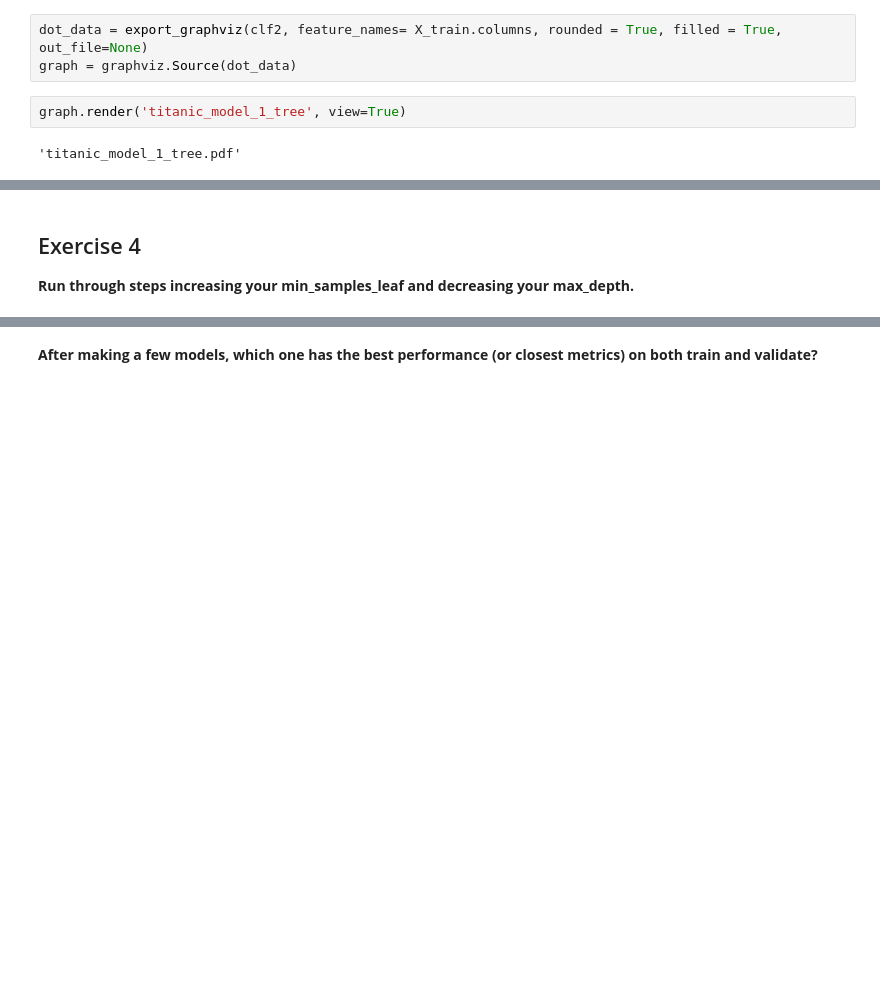
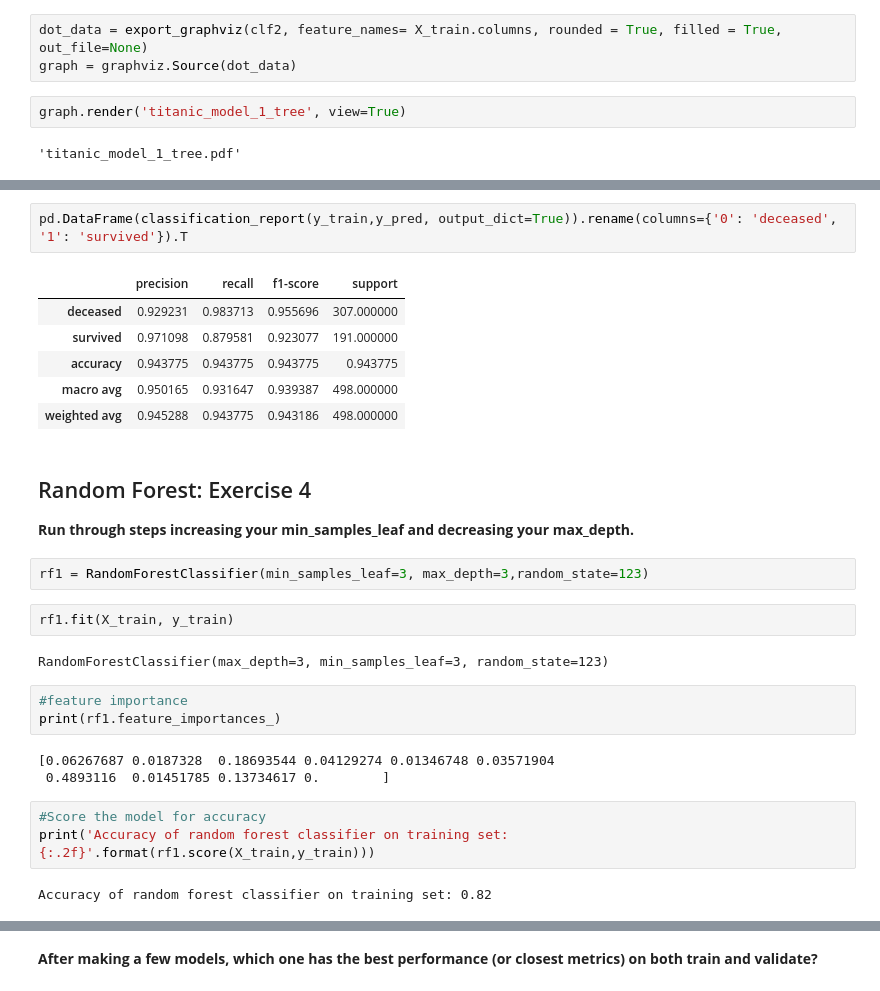
Before and after one commit to barbmarques/classification-exercises, a Jupyter notebook: model.ipynb, the cells around one changed output, grey strips where cells are left out. Saved outputs shown, nothing was run; the diff lists cells and outputs as text; blank space fills up the shorter version.

```diff
--- a/model.ipynb
+++ b/model.ipynb
@@ -383,4 +443,30 @@ graph.render('titanic_model_1_tree', view=True)
+# %%
+pd.DataFrame(classification_report(y_train,y_pred, output_dict=True)).rename(columns={'0': 'deceased', '1': 'survived'}).T
+# %% [output]
+|  | precision | recall | f1-score | support |
+| deceased | 0.929231 | 0.983713 | 0.955696 | 307.000000 |
+| survived | 0.971098 | 0.879581 | 0.923077 | 191.000000 |
+| accuracy | 0.943775 | 0.943775 | 0.943775 | 0.943775 |
+| macro avg | 0.950165 | 0.931647 | 0.939387 | 498.000000 |
+| weighted avg | 0.945288 | 0.943775 | 0.943186 | 498.000000 |
 # %% [markdown]
-## Exercise 4
+## Random Forest: Exercise 4
 
 **Run through steps increasing your min_samples_leaf and decreasing your max_depth.**
+# %%
+rf1 = RandomForestClassifier(min_samples_leaf=3, max_depth=3,random_state=123)
+# %%
+rf1.fit(X_train, y_train)
+# %% [output]
+RandomForestClassifier(max_depth=3, min_samples_leaf=3, random_state=123)
+# %%
+#feature importance
+print(rf1.feature_importances_)
+# %% [output]
+[0.06267687 0.0187328  0.18693544 0.04129274 0.01346748 0.03571904
+ 0.4893116  0.01451785 0.13734617 0.        ]
+# %%
+#Score the model for accuracy
+print('Accuracy of random forest classifier on training set: {:.2f}'.format(rf1.score(X_train,y_train)))
+# %% [output]
+Accuracy of random forest classifier on training set: 0.82
```
Also changed, not shown: parts of 40 cells of this notebook.
